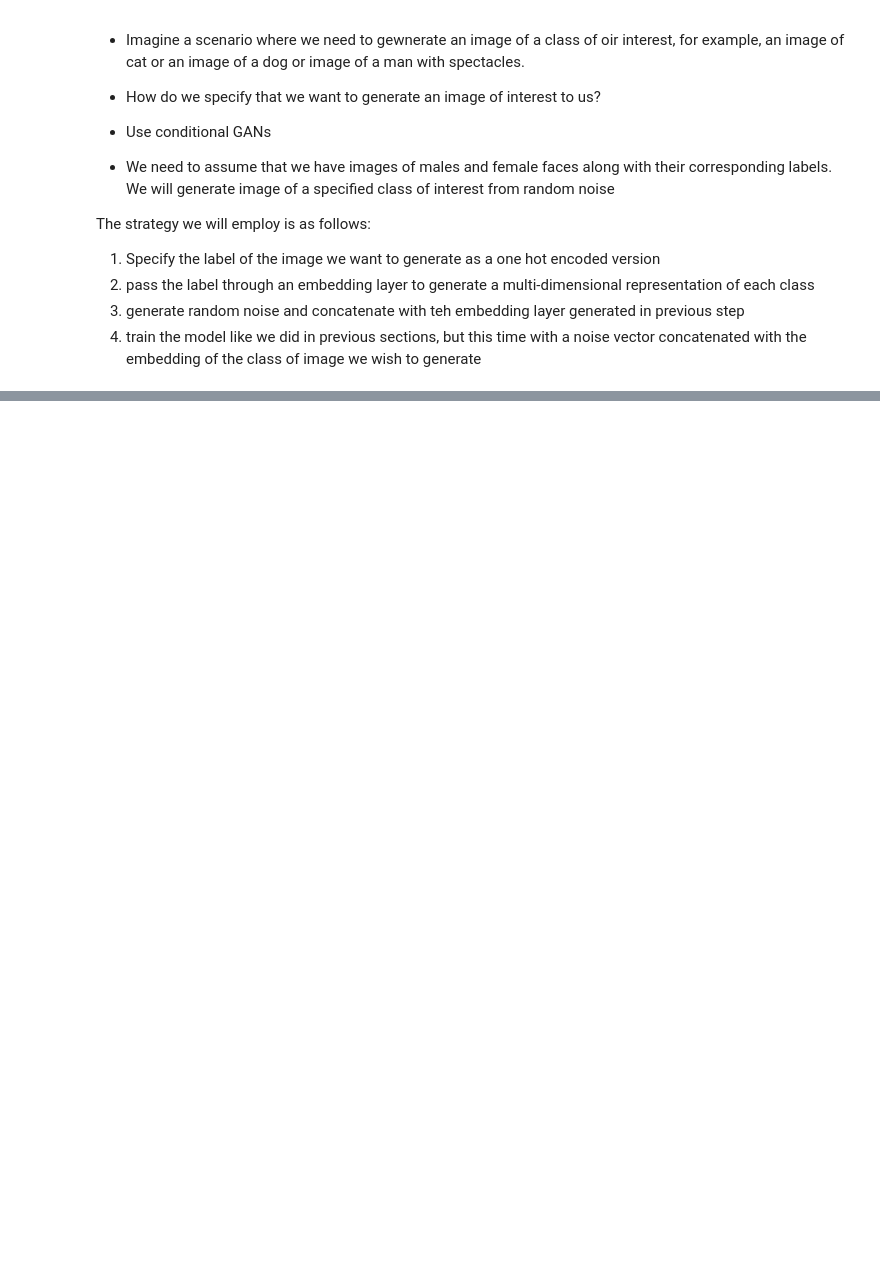
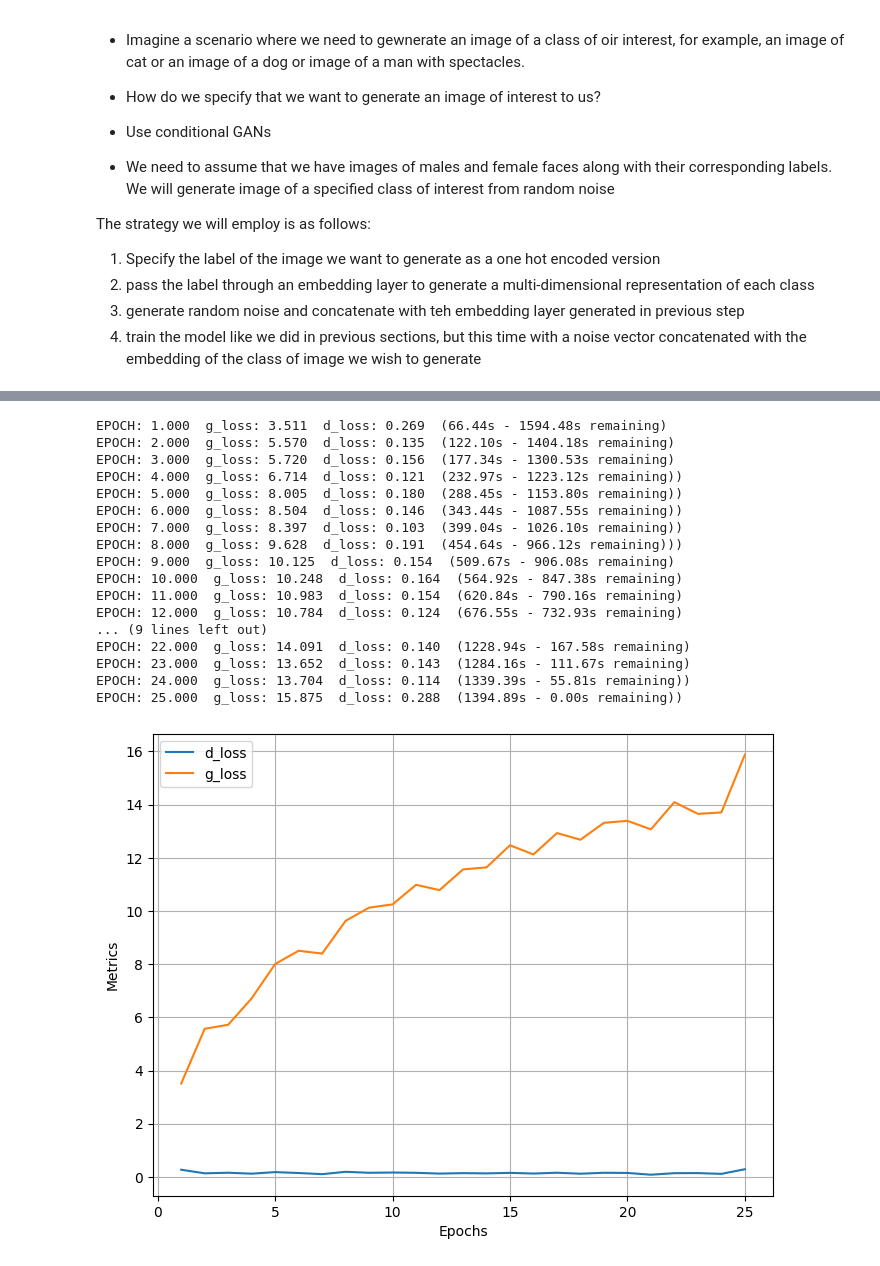
Before and after one commit to mrajancsr/computer-vision, a Jupyter notebook: neptunevision/generative_advesarial_network/image_generation_using_gans.ipynb, the cells around one changed output, grey strips where cells are left out. Saved outputs shown, nothing was run; the diff lists cells and outputs as text; code cells hidden in the pictures; blank space fills up the shorter version.

```diff
--- a/neptunevision/generative_advesarial_network/image_generation_using_gans.ipynb
+++ b/neptunevision/generative_advesarial_network/image_generation_using_gans.ipynb
@@ -959,0 +1111,5 @@ nn.Conv2d()
+# %%
+from torchsummary import summary
+discriminator = Discriminator().to('mps')
+# second parameter is summary for the label class.
+summary(discriminator, torch.zeros(32, 3, 64, 64).to("mps"), torch.zeros(32).long().to('mps'));
@@ -959,0 +1231,55 @@ nn.Conv2d()
+# %%
+discriminator = Discriminator().to(device)
+generator = Generator().to(device)
+loss_fn = nn.BCELoss()
+d_optimizer = torch.optim.Adam(discriminator.parameters(), lr=0.0002, betas=(0.5, 0.999))
+g_optimizer = torch.optim.Adam(generator.parameters(), lr=0.0002, betas=(0.5, 0.999))
+
+faces_ds = Faces(folders=['females', 'males'], transform=transform)
+faces_dl = DataLoader(faces_ds, batch_size=64, shuffle=True)
+num_epochs = 25
+# %%
+n = len(faces_dl)
+log = ts.Report(num_epochs)
+for epoch in range(num_epochs):
+    for idx, (images, labels) in enumerate(faces_dl):
+        # better to do this step in a dataset preprocessing
+        real_data = images.to(device)
+        real_labels = labels.to(device)
+        fake_labels = torch.LongTensor(np.random.randint(0, 2, len(real_data))).to(device)
+        noise = generate_noise(len(real_data))
+        fake_data = generator(noise, fake_labels).to(device)
+        # create fresh tensor so that when backward() is called in discriminator function, it doesn't affect
+        # tensors in the generator which creates fakes data
+        fake_data = fake_data.detach()
+        # train discriminator
+        dloss = train_discriminator_network(discriminator, real_data,fake_data, real_labels, fake_labels, d_optimizer, loss_fn)
+        # train generator
+        # generate new set of fake images from noisy data and train generator
+        noise = generate_noise(len(real_data))
+        fake_labels = torch.LongTensor(np.random.randint(0, 2, len(real_data))).to(device)
+        fake_data = generator(noise, fake_labels).to(device)
+        gloss = train_generator_network(generator, fake_data, fake_labels, g_optimizer, loss_fn)
+        log.record(epoch + (1 + idx)/n, d_loss=dloss, g_loss=gloss, end='\r')
+    log.report_avgs(epoch + 1)
+
+log.plot_epochs(['d_loss', 'g_loss'])
+# %% [output]
+EPOCH: 1.000  g_loss: 3.511  d_loss: 0.269  (66.44s - 1594.48s remaining)
+EPOCH: 2.000  g_loss: 5.570  d_loss: 0.135  (122.10s - 1404.18s remaining)
+EPOCH: 3.000  g_loss: 5.720  d_loss: 0.156  (177.34s - 1300.53s remaining)
+EPOCH: 4.000  g_loss: 6.714  d_loss: 0.121  (232.97s - 1223.12s remaining))
+EPOCH: 5.000  g_loss: 8.005  d_loss: 0.180  (288.45s - 1153.80s remaining))
+EPOCH: 6.000  g_loss: 8.504  d_loss: 0.146  (343.44s - 1087.55s remaining))
+EPOCH: 7.000  g_loss: 8.397  d_loss: 0.103  (399.04s - 1026.10s remaining))
+EPOCH: 8.000  g_loss: 9.628  d_loss: 0.191  (454.64s - 966.12s remaining)))
+EPOCH: 9.000  g_loss: 10.125  d_loss: 0.154  (509.67s - 906.08s remaining)
+EPOCH: 10.000  g_loss: 10.248  d_loss: 0.164  (564.92s - 847.38s remaining)
+EPOCH: 11.000  g_loss: 10.983  d_loss: 0.154  (620.84s - 790.16s remaining)
+EPOCH: 12.000  g_loss: 10.784  d_loss: 0.124  (676.55s - 732.93s remaining)
+... (9 lines left out)
+EPOCH: 22.000  g_loss: 14.091  d_loss: 0.140  (1228.94s - 167.58s remaining)
+EPOCH: 23.000  g_loss: 13.652  d_loss: 0.143  (1284.16s - 111.67s remaining)
+EPOCH: 24.000  g_loss: 13.704  d_loss: 0.114  (1339.39s - 55.81s remaining))
+EPOCH: 25.000  g_loss: 15.875  d_loss: 0.288  (1394.89s - 0.00s remaining))
+[figure, added]
```
Also changed, not shown: parts of 23 cells of this notebook, 5 other files.
